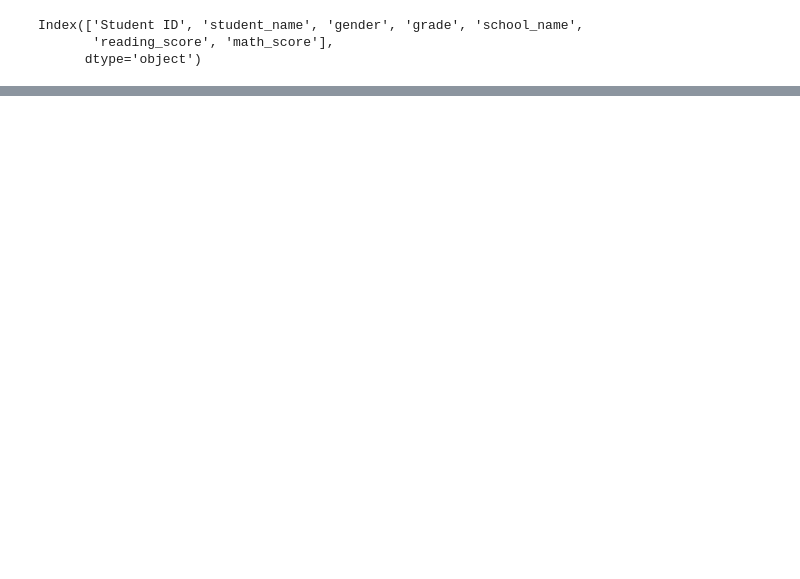
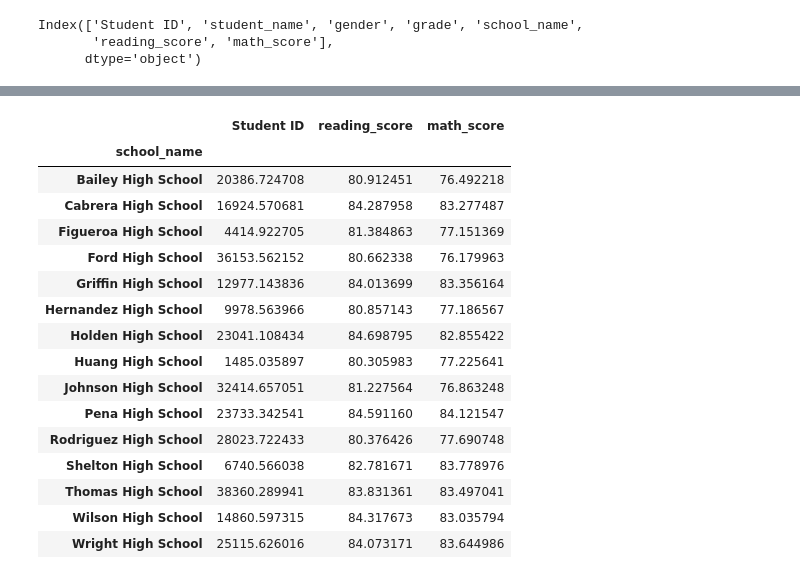
Before and after one commit to ChristySaenz/pandas_challenge, a Jupyter notebook: PyCitySchools/District Summary.ipynb, the cells around one changed output, grey strips where cells are left out. Saved outputs shown, nothing was run; the diff lists cells and outputs as text; code cells hidden in the pictures; blank space fills up the shorter version.

Commit message:
Separated students by grade

```diff
--- a/PyCitySchools/District Summary.ipynb
+++ b/PyCitySchools/District Summary.ipynb
@@ -175,11 +168,32 @@ bottom_five.head()
 # %%
 #Create a table that lists the average MathScore for students of each grade level (9th, 10th, 11th, 12th)
 #at each school.
-
+# stu_pass_read = merge_df[merge_df["reading_score"] >= 70].groupby(["school_name"])
+# sch_pass_read = [(i/j)*100 for i,j in zip(stu_pass_read.reading_score.count(),sch_stud_total)]
 #Create a pandas series for each grade. Hint: use a conditional statement.
-bins = []
+g_nine_df=students_df.loc[students_df['grade']== '9th'].groupby('school_name')
+g_ten_df=students_df.loc[students_df['grade']== '10th'].groupby('school_name')
+g_elev_df=students_df.loc[students_df['grade']== '11th'].groupby('school_name')
+g_twel_df=students_df.loc[students_df['grade']== '12th'].groupby('school_name')
+# g_nine = pd.Series(students_df, index_col=3)
+twel_ave_math = g_twel_df.mean()
+twel_ave_math
 #Group each series by school
-
-#Combine the series into a dataframe
-
-#Optional: give the displayed data cleaner formatting
+# %% [output]
+|  | Student ID | reading_score | math_score |
+| school_name |  |  |  |
+| Bailey High School | 20386.724708 | 80.912451 | 76.492218 |
+| Cabrera High School | 16924.570681 | 84.287958 | 83.277487 |
+| Figueroa High School | 4414.922705 | 81.384863 | 77.151369 |
+| Ford High School | 36153.562152 | 80.662338 | 76.179963 |
+| Griffin High School | 12977.143836 | 84.013699 | 83.356164 |
+| Hernandez High School | 9978.563966 | 80.857143 | 77.186567 |
+| Holden High School | 23041.108434 | 84.698795 | 82.855422 |
+| Huang High School | 1485.035897 | 80.305983 | 77.225641 |
+| Johnson High School | 32414.657051 | 81.227564 | 76.863248 |
+| Pena High School | 23733.342541 | 84.591160 | 84.121547 |
+| Rodriguez High School | 28023.722433 | 80.376426 | 77.690748 |
+| Shelton High School | 6740.566038 | 82.781671 | 83.778976 |
+| Thomas High School | 38360.289941 | 83.831361 | 83.497041 |
+| Wilson High School | 14860.597315 | 84.317673 | 83.035794 |
+| Wright High School | 25115.626016 | 84.073171 | 83.644986 |
```
Also changed, not shown: parts of 3 cells of this notebook.
